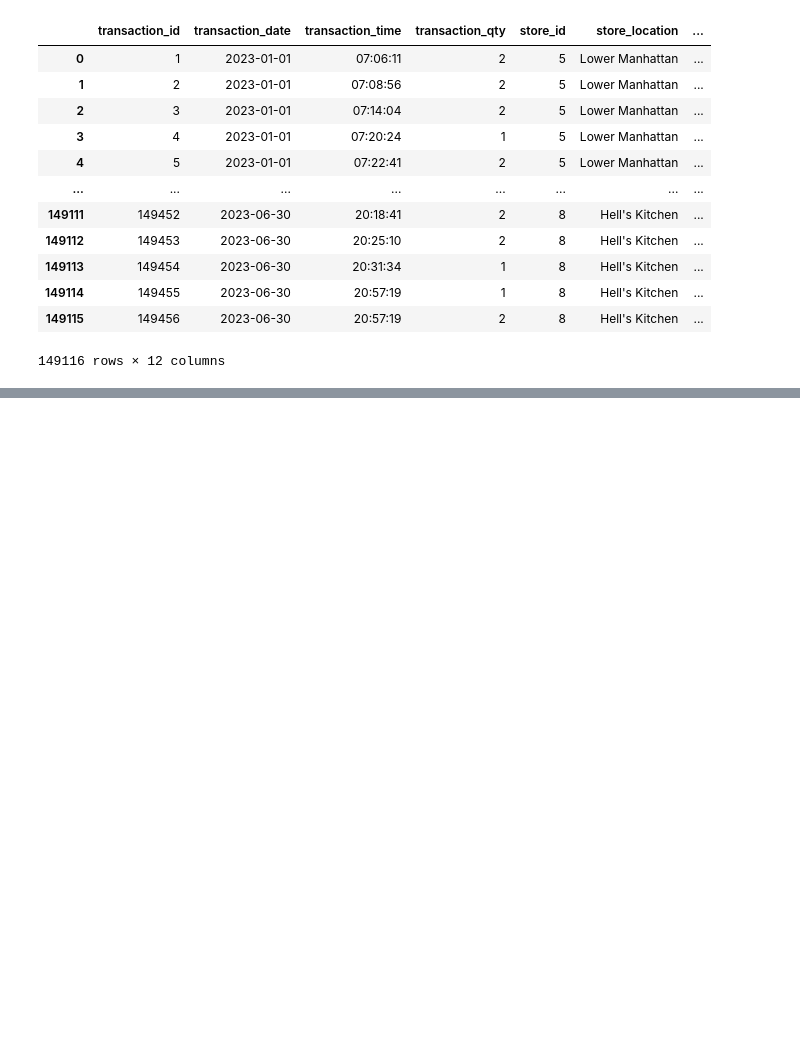
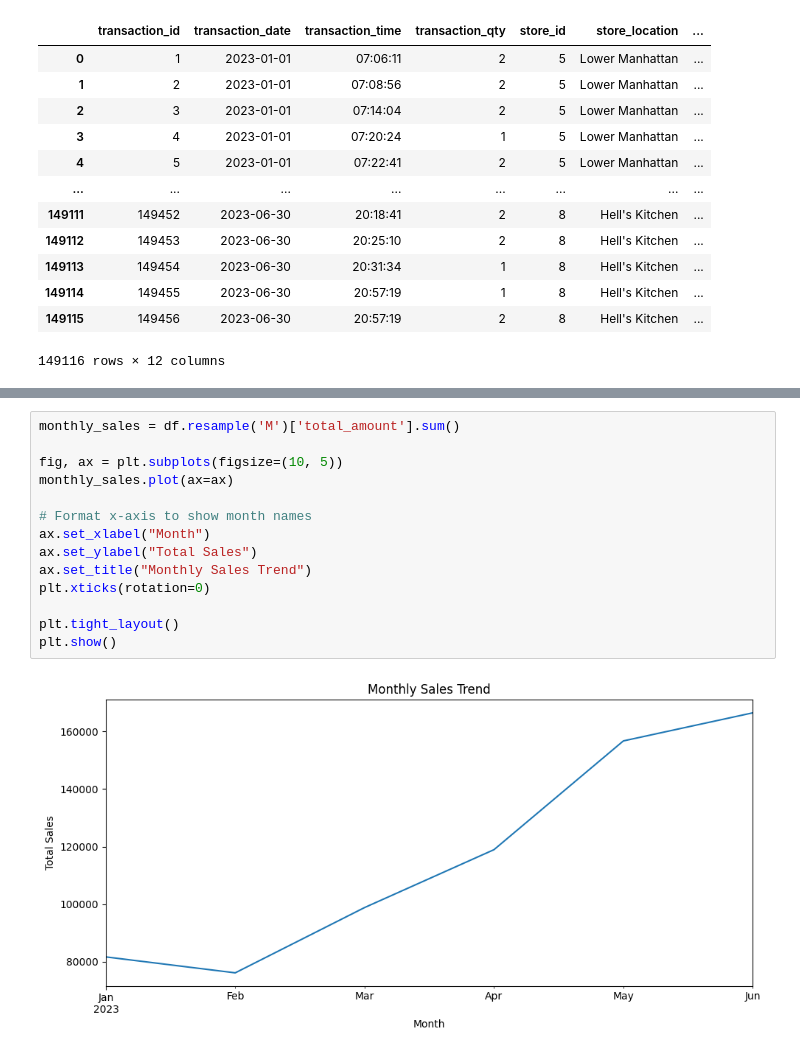
Before and after one commit to ninoekersalina/coffee_shop_sales, a Jupyter notebook: coffee_sales.ipynb, the cells around one changed output, grey strips where cells are left out. Cells and saved outputs as stored; diff of their text form; blank space fills up the shorter version.

```diff
--- a/coffee_sales.ipynb
+++ b/coffee_sales.ipynb
@@ -103,0 +113,16 @@ plt.show()
+# %%
+monthly_sales = df.resample('M')['total_amount'].sum()
+
+fig, ax = plt.subplots(figsize=(10, 5))
+monthly_sales.plot(ax=ax)
+
+# Format x-axis to show month names
+ax.set_xlabel("Month")
+ax.set_ylabel("Total Sales")
+ax.set_title("Monthly Sales Trend")
+plt.xticks(rotation=0)
+
+plt.tight_layout()
+plt.show()
+# %% [output]
+[figure, added]
```
Also changed, not shown: parts of 8 cells of this notebook.
